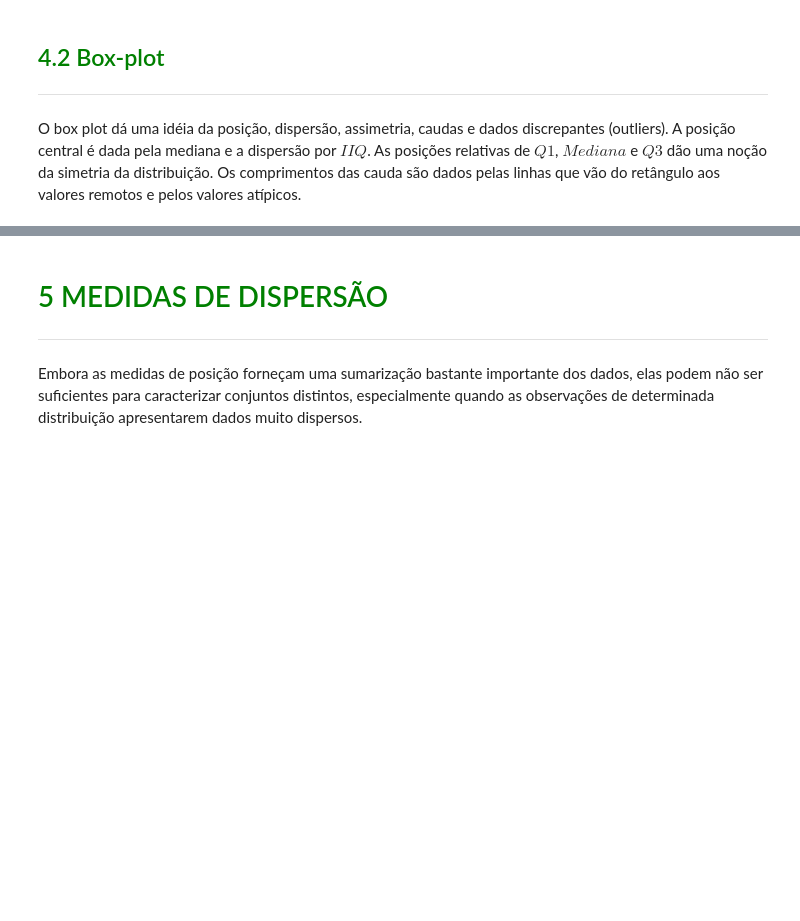
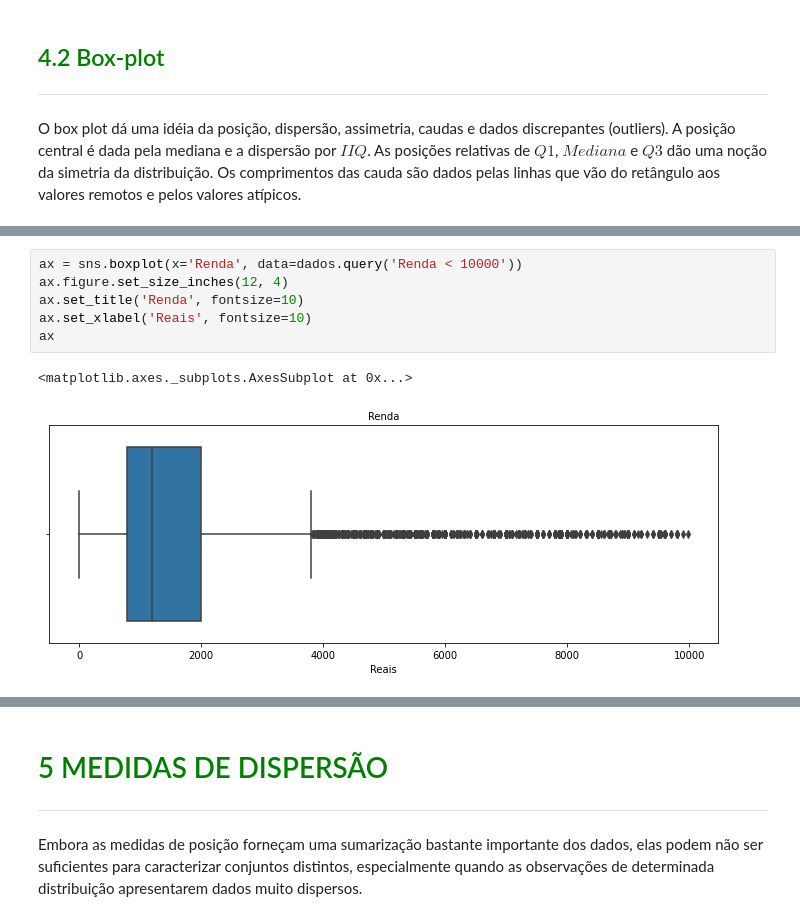
Before and after one commit to RichardRosenblat/alura-estatistica-com-python-parte-1, a Jupyter notebook: Curso_de_Estatística.ipynb, the cells around one changed output, grey strips where cells are left out. Cells and saved outputs as stored; diff of their text form; blank space fills up the shorter version.

```diff
--- a/Curso_de_Estatística.ipynb
+++ b/Curso_de_Estatística.ipynb
@@ -1125,0 +1153,9 @@ O box plot dá uma idéia da posição, dispersão, assimetria, caudas e dados d
+# %%
+ax = sns.boxplot(x='Renda', data=dados.query('Renda < 10000'))
+ax.figure.set_size_inches(12, 4)
+ax.set_title('Renda', fontsize=10)
+ax.set_xlabel('Reais', fontsize=10)
+ax
+# %% [output]
+<matplotlib.axes._subplots.AxesSubplot at 0x...>
+[figure, added]
```
Also changed, not shown: parts of 6 cells of this notebook.
